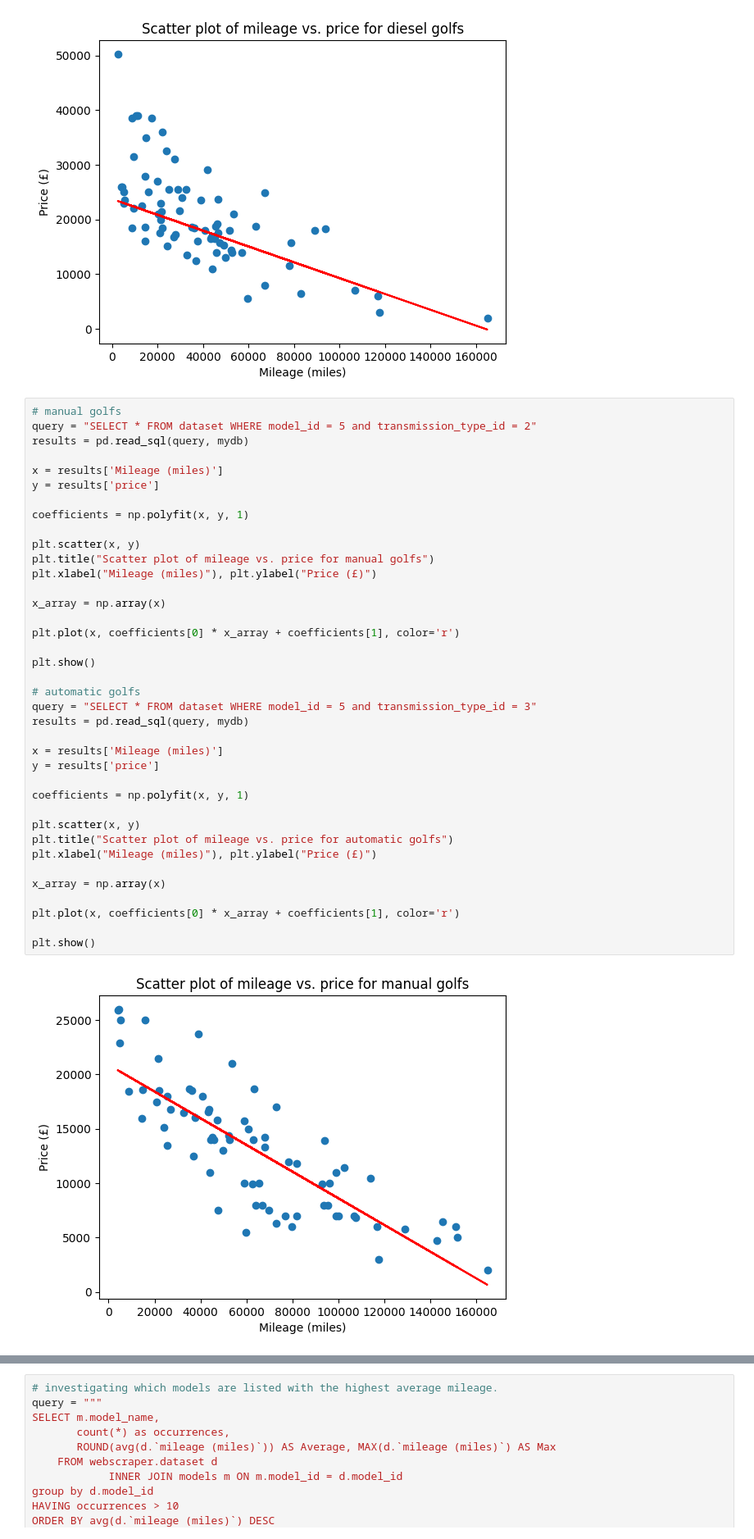
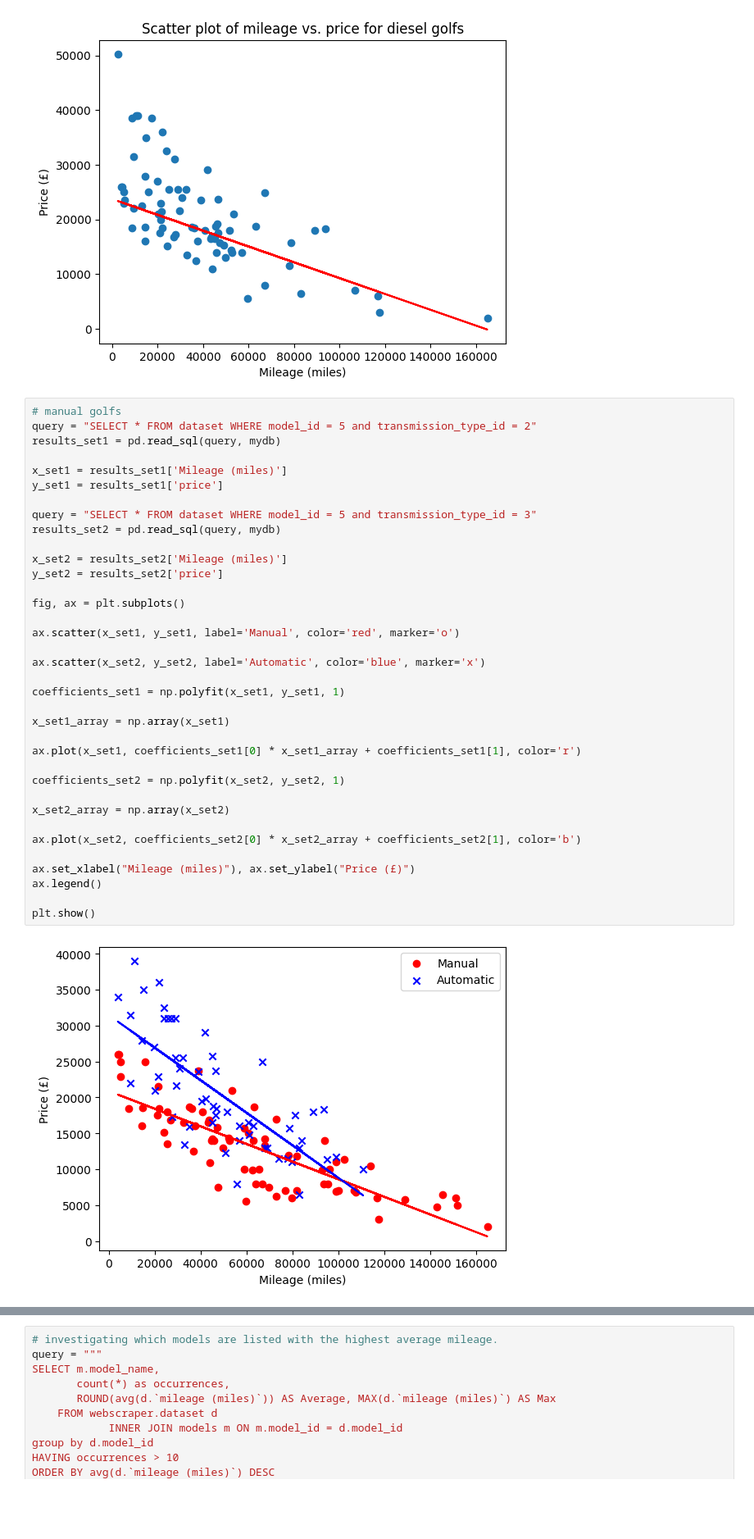
Before and after one commit to jdsandison/practice-web-scraper, a Jupyter notebook: analysis.ipynb, the cells around one changed output, grey strips where cells are left out. Shown at 82% size. Saved outputs shown, nothing was run; the diff lists cells and outputs as text; blank space fills up the shorter version.

Commit message:
created subplots for manual and automatic
Scatter plots are on the same set of axis for easier visualisation

```diff
--- a/analysis.ipynb
+++ b/analysis.ipynb
@@ -234,40 +234,38 @@ plt.show()
 # %%
 # manual golfs
 query = "SELECT * FROM dataset WHERE model_id = 5 and transmission_type_id = 2"
-results = pd.read_sql(query, mydb)
+results_set1 = pd.read_sql(query, mydb)
 
-x = results['Mileage (miles)']
-y = results['price']
+x_set1 = results_set1['Mileage (miles)']
+y_set1 = results_set1['price']
 
-coefficients = np.polyfit(x, y, 1)
+query = "SELECT * FROM dataset WHERE model_id = 5 and transmission_type_id = 3"
+results_set2 = pd.read_sql(query, mydb)
 
-plt.scatter(x, y)
-plt.title("Scatter plot of mileage vs. price for manual golfs")
-plt.xlabel("Mileage (miles)"), plt.ylabel("Price (£)")
+x_set2 = results_set2['Mileage (miles)']
+y_set2 = results_set2['price']
 
-x_array = np.array(x)
+fig, ax = plt.subplots()
 
-plt.plot(x, coefficients[0] * x_array + coefficients[1], color='r')
+ax.scatter(x_set1, y_set1, label='Manual', color='red', marker='o')
+
+ax.scatter(x_set2, y_set2, label='Automatic', color='blue', marker='x')
+
+coefficients_set1 = np.polyfit(x_set1, y_set1, 1)
+
+x_set1_array = np.array(x_set1)
+
+ax.plot(x_set1, coefficients_set1[0] * x_set1_array + coefficients_set1[1], color='r')
+
+coefficients_set2 = np.polyfit(x_set2, y_set2, 1)
+
+x_set2_array = np.array(x_set2)
+
+ax.plot(x_set2, coefficients_set2[0] * x_set2_array + coefficients_set2[1], color='b')
+
+ax.set_xlabel("Mileage (miles)"), ax.set_ylabel("Price (£)")
+ax.legend()
 
 plt.show()
-
-# automatic golfs
-query = "SELECT * FROM dataset WHERE model_id = 5 and transmission_type_id = 3"
-results = pd.read_sql(query, mydb)
-
-x = results['Mileage (miles)']
-y = results['price']
-
-coefficients = np.polyfit(x, y, 1)
-
-plt.scatter(x, y)
-plt.title("Scatter plot of mileage vs. price for automatic golfs")
-plt.xlabel("Mileage (miles)"), plt.ylabel("Price (£)")
-
-x_array = np.array(x)
-
-plt.plot(x, coefficients[0] * x_array + coefficients[1], color='r')
-
-plt.show()
 # %% [output]
-[figure, old version]
+[figure, new version]
```
Also changed, not shown: parts of 1 cell of this notebook.
